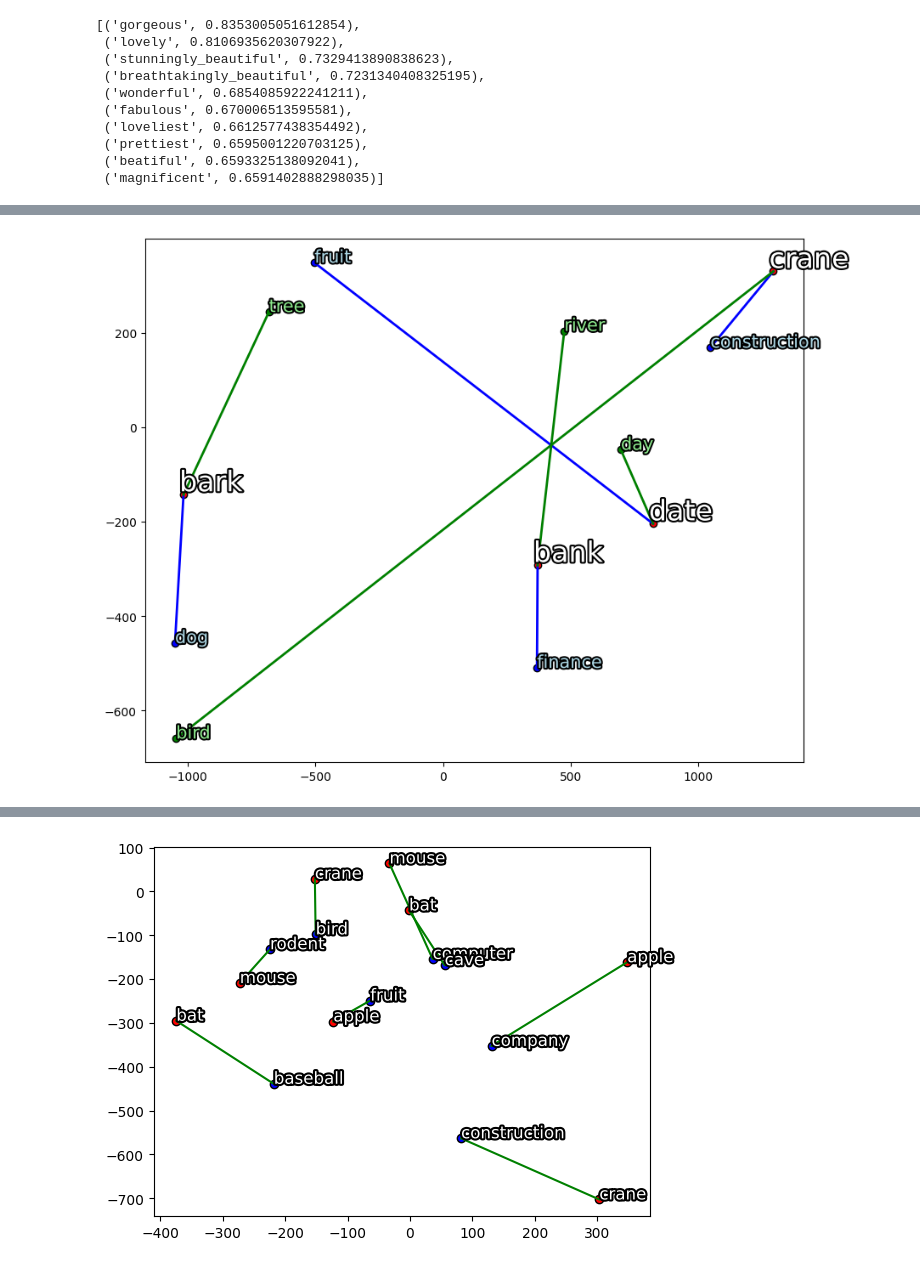
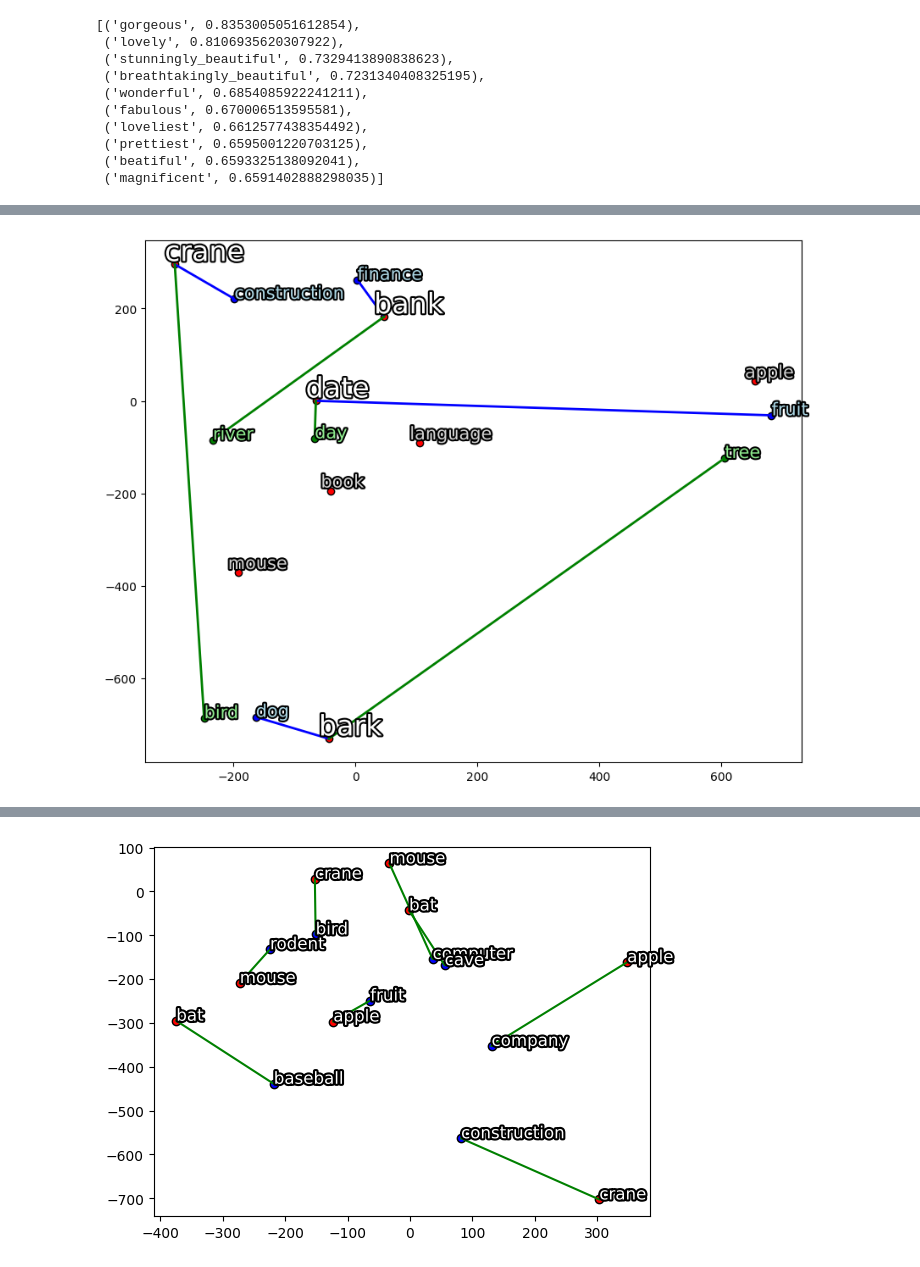
Before and after one commit to lettucegoblin/Machine-Learning-Illustrated-Examples, a Jupyter notebook: Exploring higher dimensional visualization.ipynb, the cells around one changed output, grey strips where cells are left out. Drawn from its saved outputs; the diff is of its cells as text; code cells hidden in the pictures.

Commit message:
scaling images

```diff
--- a/Exploring higher dimensional visualization.ipynb
+++ b/Exploring higher dimensional visualization.ipynb
@@ -154,5 +155,5 @@ plot_words_similiar(words_to_visualize, 2,1)
 # %%
-def plot_vec_similiar_polysemy(word_vectors, words, similiar_words1_vectors, similiar_words1, similiar_words2_vectors, similiar_words2):
+def plot_vec_similiar_polysemy_homonymy(word_vectors, words, similiar_words1_vectors, similiar_words1, similiar_words2_vectors, similiar_words2):
 
   all_vectors = np.concatenate((word_vectors, similiar_words1_vectors, similiar_words2_vectors), axis=0)
 
@@ -175,46 +176,52 @@ def plot_vec_similiar_polysemy(word_vectors, words, similiar_words1_vectors, sim
   plt.scatter(similiar_words1_vectors_2d[:, 0], similiar_words1_vectors_2d[:, 1], edgecolors='k', c='b')
   plt.scatter(similiar_words2_vectors_2d[:, 0], similiar_words2_vectors_2d[:, 1], edgecolors='k', c='g')
 
-  for i, word in enumerate(words):
+  for i, word in enumerate(similiar_words1):
     word_x, word_y = word_vectors_2d[i]
     similar_word_index = i
     similar_word_x, similar_word_y = similiar_words1_vectors_2d[similar_word_index]
     plt.plot([word_x, similar_word_x], [word_y, similar_word_y], 'b-', linewidth=2.0)
 
-  for i, word in enumerate(words):
+  for i, word in enumerate(similiar_words2):
     word_x, word_y = word_vectors_2d[i]
     similar_word_index = i
     similar_word_x, similar_word_y = similiar_words2_vectors_2d[similar_word_index]
     plt.plot([word_x, similar_word_x], [word_y, similar_word_y], 'g-', linewidth=2.0)
 
+  i = 0
   for word, (x, y) in zip(words, word_vectors_2d):
-    plt.text(x - 16.65, y + 7.15, word, fontsize=24, color='white',
+    if i >= min(len(similiar_words1), len(similiar_words2)):
+      plt.text(x - 16.65, y + 7.15, word, fontsize=15, color='lightgray',
              path_effects=[PathEffects.withStroke(linewidth=3, foreground='black')])
+    else:
+      plt.text(x - 16.65, y + 7.15, word, fontsize=24, color='white',
+             path_effects=[PathEffects.withStroke(linewidth=3, foreground='black')])
+    i += 1
 
   for word, (x, y) in zip(similiar_words1, similiar_words1_vectors_2d):
     plt.text(x + 0.05, y + 0.05, word, fontsize=15, color='lightblue',
              path_effects=[PathEffects.withStroke(linewidth=3, foreground='black')])
 
   for word, (x, y) in zip(similiar_words2, similiar_words2_vectors_2d):
     plt.text(x + 0.05, y + 0.05, word, fontsize=15, color='lightgreen',
              path_effects=[PathEffects.withStroke(linewidth=3, foreground='black')])
 
   plt.show()
 
 #words_to_visualize = ['bat', 'crane', 'mouse', 'apple']
 #
 ## similiar words to first meaning
 #similiar1 = ['baseball', 'construction', 'computer', 'company']
 #similiar2 = ['cave', 'bird', 'rodent', 'fruit']
 
-words_to_visualize = ['crane', 'bark', 'bank', 'date']
+words_to_visualize = ['crane', 'bark', 'bank', 'date', 'mouse', 'apple', 'language', 'book']
 similiar1 = ['construction', 'dog', 'finance', 'fruit']
 similiar2 = ['bird', 'tree', 'river', 'day']
 
 word_vectors = np.array([model[word] for word in words_to_visualize])
 similiar1_words_vectors = np.array([model[word] for word in similiar1])
 similiar2_words_vectors = np.array([model[word] for word in similiar2])
 
-plot_vec_similiar_polysemy(word_vectors, words_to_visualize, similiar1_words_vectors, similiar1, similiar2_words_vectors, similiar2)
+plot_vec_similiar_polysemy_homonymy(word_vectors, words_to_visualize, similiar1_words_vectors, similiar1, similiar2_words_vectors, similiar2)
 # %% [output]
-[figure, old version]
+[figure, new version]
```
Also changed, not shown: parts of 2 cells of this notebook.
